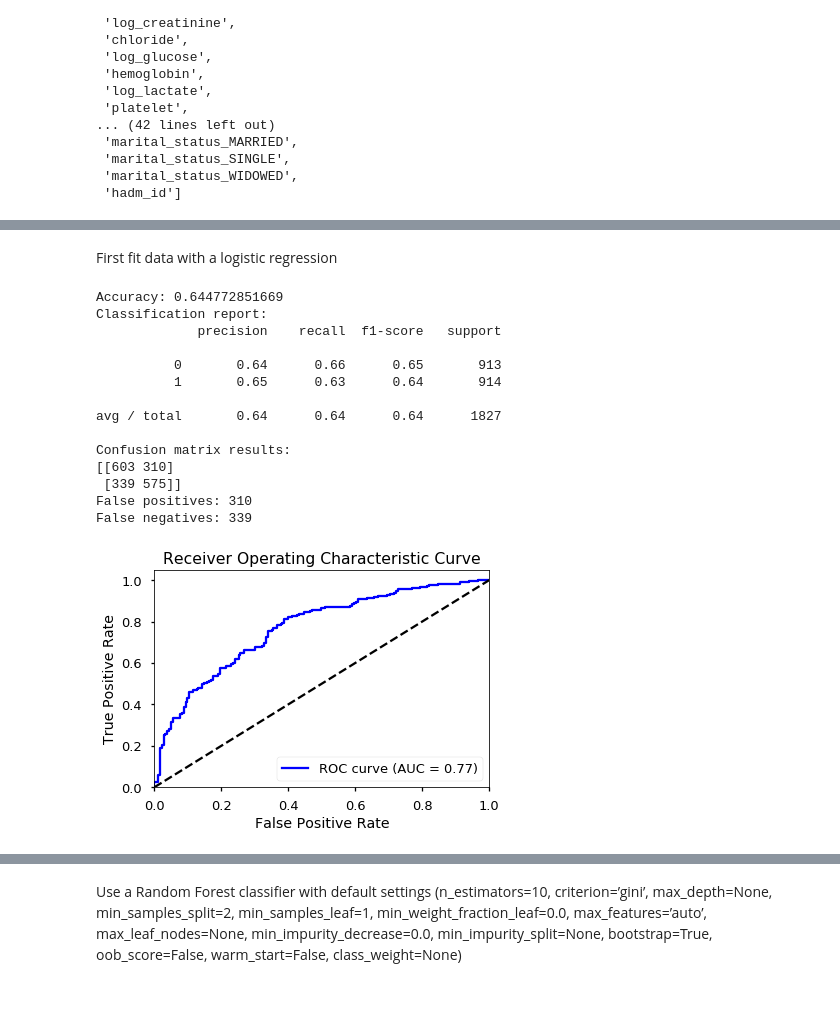
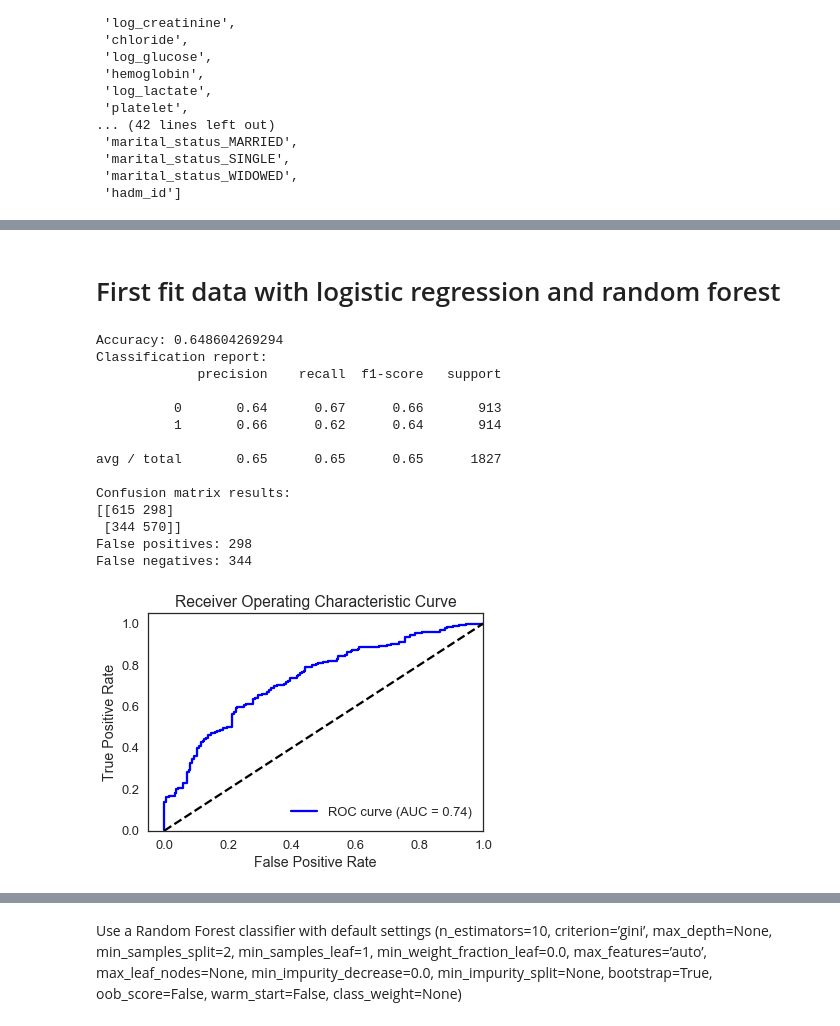
Before and after one commit to nwespe/CDPredictor, a Jupyter notebook: Model Selection.ipynb, the cells around one changed output, grey strips where cells are left out. Saved outputs shown, nothing was run; the diff lists cells and outputs as text; code cells hidden in the pictures; blank space fills up the shorter version.

Commit message:
updating data challenge #2

```diff
--- a/Model Selection.ipynb
+++ b/Model Selection.ipynb
@@ -1,7 +1,9 @@
 # %%
 import pandas as pd
+import itertools
 import seaborn as sns
 sns.set_context('poster')
+sns.set(font_scale=1.2, style='white')
 
 %pylab inline
 %load_ext autoreload
@@ -97,25 +91,25 @@ print labels
 # %% [markdown]
-First fit data with a logistic regression
+# First fit data with logistic regression and random forest
 # %%
-prefix = 'logistic_both_mon'
+prefix = 'logistic_both_1015'
 log_model = run_model.fit_model(x_train, y_train, model='logistic', save=False)
 run_model.evaluate_model(x_train, y_train, log_model)
-run_model.plot_roc_curve(log_model, x_train, y_train, save=True, prefix=prefix)
+run_model.plot_roc_curve(log_model, x_train, y_train, save=False, prefix=prefix)
 # %% [output]
-Accuracy: 0.644772851669
+Accuracy: 0.648604269294
 Classification report:
              precision    recall  f1-score   support
 
-          0       0.64      0.66      0.65       913
-          1       0.65      0.63      0.64       914
+          0       0.64      0.67      0.66       913
+          1       0.66      0.62      0.64       914
 
-avg / total       0.64      0.64      0.64      1827
+avg / total       0.65      0.65      0.65      1827
 
 Confusion matrix results:
-[[603 310]
- [339 575]]
-False positives: 310
-False negatives: 339
+[[615 298]
+ [344 570]]
+False positives: 298
+False negatives: 344
-[figure, old version]
+[figure, new version]
 # %%
 run_model.plot_learning_curve(log_model, x_train, y_train, save=True, prefix=prefix)
```
Also changed, not shown: parts of 41 cells of this notebook, 3 other files.
